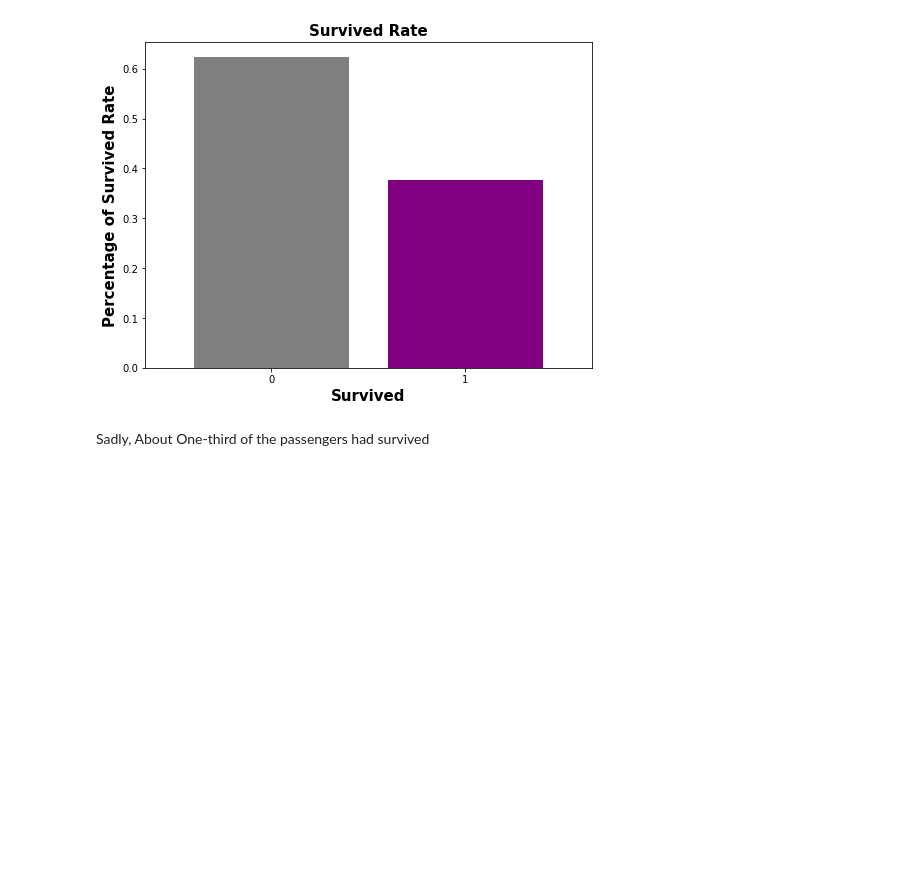
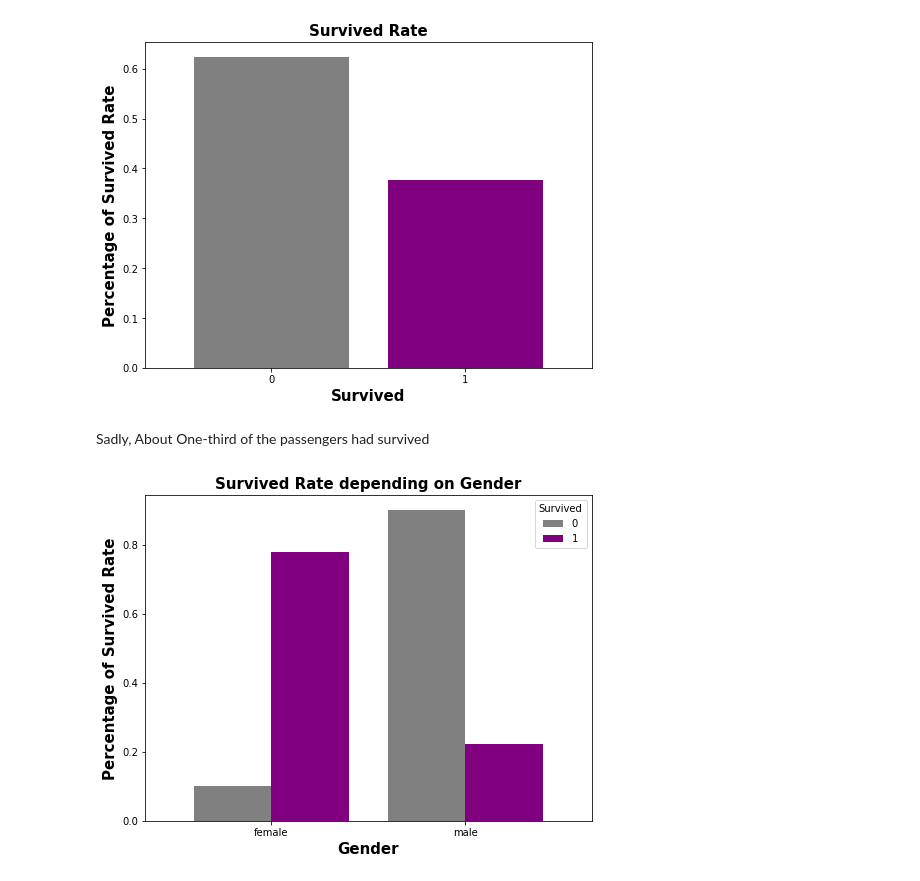
Before and after one commit to MostafaSheasha/Titanic, a Jupyter notebook: Titanic.ipynb, the cells around one changed output. Drawn from its saved outputs; the diff is of its cells as text; code cells hidden in the pictures; blank space fills up the shorter version.

```diff
--- a/Titanic.ipynb
+++ b/Titanic.ipynb
@@ -166,3 +166,10 @@ plt.title('Survived Rate',weight = "bold", fontsize=15);
 [figure]
 # %% [markdown]
 Sadly, About One-third of the passengers had survived
+# %%
+df.groupby('Survived')['Sex'].value_counts(normalize=True).unstack('Survived').plot.bar(rot=0,figsize=(8,6),width=0.8,color=['grey','purple'])
+plt.xlabel('Gender',weight = "bold", fontsize=15)
+plt.ylabel('Percentage of Survived Rate',weight = "bold", fontsize=15)
+plt.title('Survived Rate depending on Gender',weight = "bold", fontsize=15);
+# %% [output]
+[figure, added]
```
Also changed, not shown: parts of 23 cells of this notebook.
